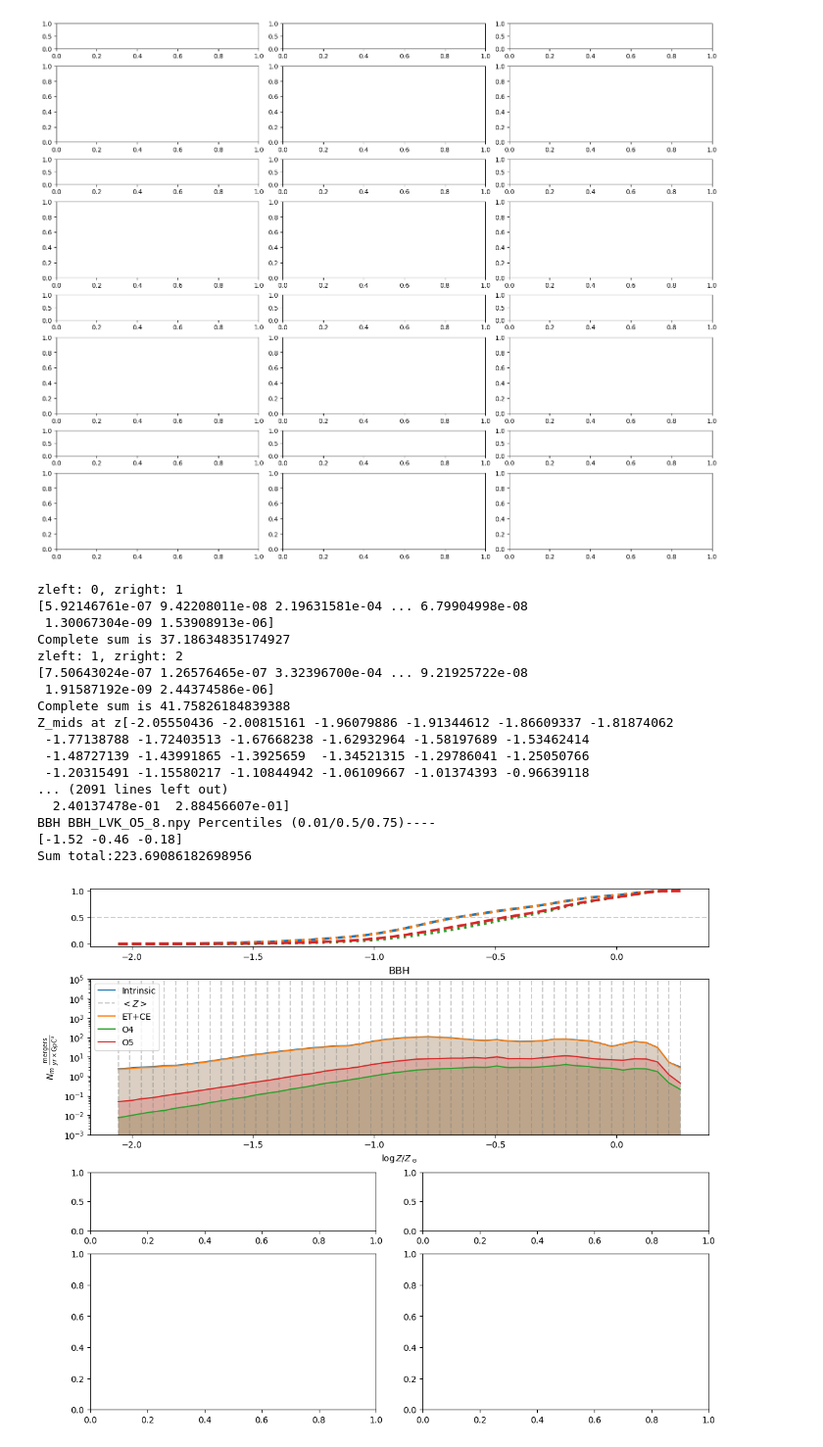
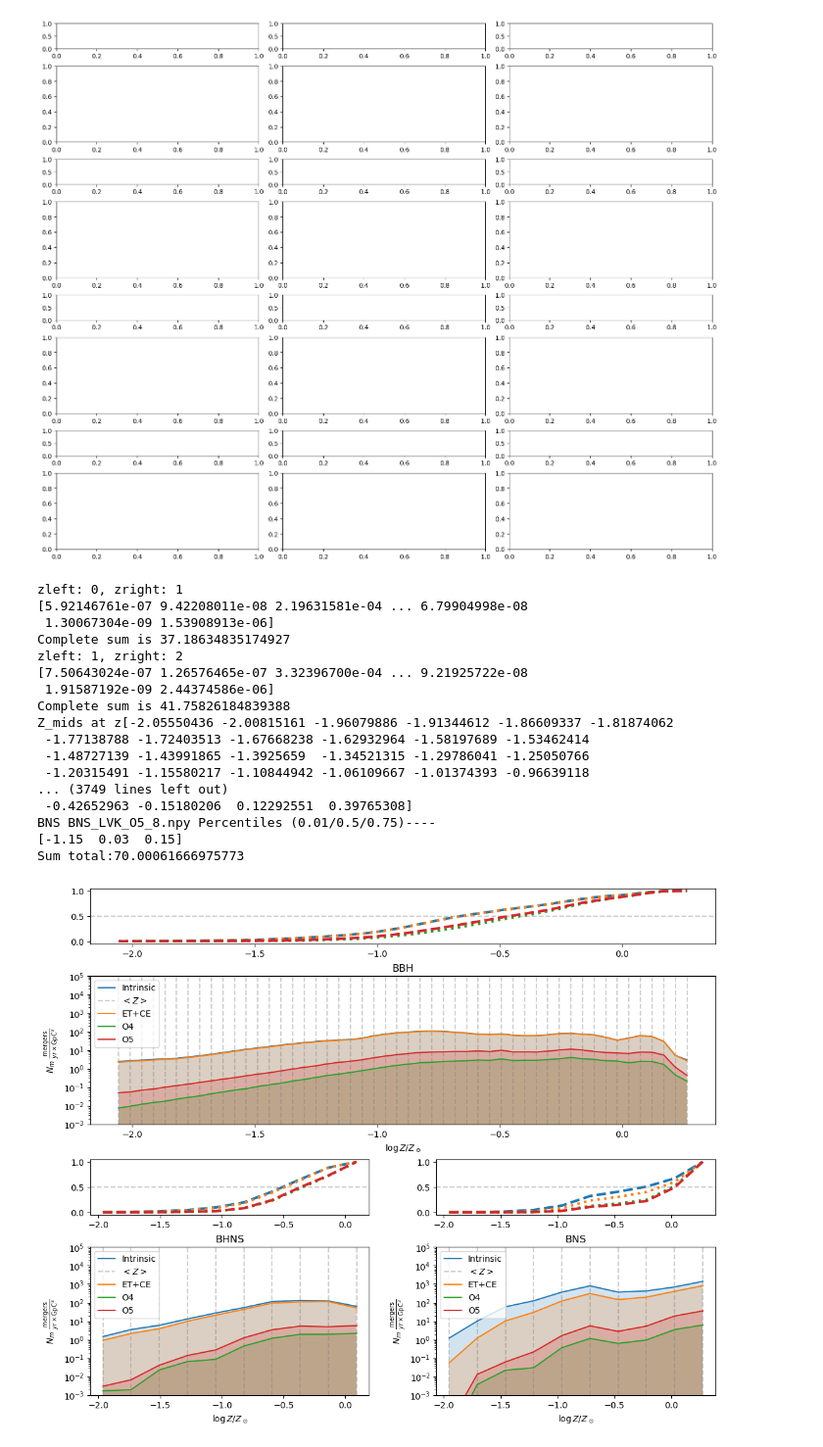
Before and after one commit to stlgolfer/metallicity_mergers, a Jupyter notebook: large_plot.ipynb, the cells around one changed output. Shown at 98% size. Saved outputs shown, nothing was run; the diff lists cells and outputs as text; code cells hidden in the pictures.

```diff
--- a/large_plot.ipynb
+++ b/large_plot.ipynb
@@ -269,7 +269,7 @@ def plot_subpopulation(pop_type, loc, num_bins):
             # dco_met_bins_midpoints, plot_line = get_metallicity_plot(intrinsic, sens, 0, 10, with_SNR=with_SNR)
             # so we can't just do one sum as this will likely overestimate. need to do reimannian sum. we are only as accurate as the original bins we used
             # so we should probably use them
-            rs_max_bins = intrinsic['redshifts']#[0, 2, 5, 8, 10] # different bins might cause an issue later
+            rs_max_bins = intrinsic['redshifts']
             zm_start, counts_start = get_metallicity_plot(
                 intrinsic,
                 sens,
@@ -295,25 +295,15 @@ def plot_subpopulation(pop_type, loc, num_bins):
                 linestyle=cdfstyle,
                 linewidth=3
             )
-            def search_monotonic(arr, val):
-                for a in range(len(arr)):
-                    if arr[a] >= val:
-                        # print(arr[a])
-                        return a
-                raise ValueError('Bad search request in this array')
-            # def interp_cdf(val):
 
             print(f'{pop_type} {sens} Percentiles (0.01/0.5/0.75)----')
             # want to get percentile, but will have to interpolate
-            # print(zm_start[search_monotonic(csum, 0.01)])
-            # print(zm_start[search_monotonic(csum, 0.5)])
-            # print(zm_start[search_monotonic(csum, 0.75)])
             print(np.interp([0.01, 0.5, 0.75], csum, zm_start).round(2))
 
             if sens is None:
                 large_ax[f'{loc}CDF'].axhline(0.5, linestyle='dashed', color='grey', alpha=0.4)
             print(f'Sum total:{np.sum(sum_total)}')
-            return np.sum(sum_total)/np.sum(intrinsic['all_weights']), zm_start
+            return np.sum(sum_total)/np.sum(intrinsic['all_weights']), zm_start, csum
 
         ax.set_yscale('log')
         ax.set_title(pop_type)
@@ -321,44 +311,44 @@ def plot_subpopulation(pop_type, loc, num_bins):
         ax.set_ylabel(r'$N_m~\frac{\text{mergers}}{yr\times\text{GpC}^3}$')
         ax.set_xlabel(r'$\log Z/Z_\odot$')
 
-        i_total, Z_mids = subpopulation_sens(None, 'Intrinsic', False)
+        i_total, Z_mids, _ = subpopulation_sens(None, 'Intrinsic', False)
 
         import shared
         importlib.reload(shared)
         shared.show_vlines(ax, Z_mids, r'$<Z>$')
 
         assert i_total > 0.99, f"Re-bin failure: {i_total}"
         print(f'Summed ratio vs intrinsic: {i_total}')
         etce_total, _ = subpopulation_sens(f'{pop_type}_CE_8.npy', 'ET+CE', True, cdfstyle='dotted')
         o4_total = subpopulation_sens(f'{pop_type}_LV_O4a_8.npy', 'O4', True, cdfstyle='dotted')
         o5_total = subpopulation_sens(f'{pop_type}_LVK_O5_8.npy', 'O5', True)
         ax.legend()
         # print(f'etce/intrinsic: {etce_total/i_total}')
         # print(f'Ratios: {etce_total/i_total}, {o5_total/i_total}')
         # ax.legend()
         # plot(intrinsic, large_ax[loc], f'{pop_type}_O5_8.npy', large_ax[f'{loc}CDF'], intrinsic=False, do_binning=False)
         # plot(intrinsic, large_ax[loc], f'{pop_type}_O4_8.npy', large_ax[f'{loc}CDF'], intrinsic=False, do_binning=False)
         # plot(intrinsic, large_ax[loc], f'{pop_type}_ET_CE_10.npy', large_ax[f'{loc}CDF'], intrinsic=False, do_binning=False)
 plot_subpopulation('BBH', 'Top', num_bins=50)
-# plot_subpopulation('BHNS', 'Left', num_bins=10)
-# plot_subpopulation('BNS', 'Right', num_bins=10)
+plot_subpopulation('BHNS', 'Left', num_bins=10)
+plot_subpopulation('BNS', 'Right', num_bins=10)
 large_fig.show()
 # %% [output]
 zleft: 0, zright: 1
 [5.92146761e-07 9.42208011e-08 2.19631581e-04 ... 6.79904998e-08
  1.30067304e-09 1.53908913e-06]
 Complete sum is 37.18634835174927
 zleft: 1, zright: 2
 [7.50643024e-07 1.26576465e-07 3.32396700e-04 ... 9.21925722e-08
  1.91587192e-09 2.44374586e-06]
 Complete sum is 41.75826184839388
 Z_mids at z[-2.05550436 -2.00815161 -1.96079886 -1.91344612 -1.86609337 -1.81874062
  -1.77138788 -1.72403513 -1.67668238 -1.62932964 -1.58197689 -1.53462414
  -1.48727139 -1.43991865 -1.3925659  -1.34521315 -1.29786041 -1.25050766
  -1.20315491 -1.15580217 -1.10844942 -1.06109667 -1.01374393 -0.96639118
-... (2091 lines left out)
-  2.40137478e-01  2.88456607e-01]
-BBH BBH_LVK_O5_8.npy Percentiles (0.01/0.5/0.75)----
-[-1.52 -0.46 -0.18]
-Sum total:223.69086182698956
+... (3749 lines left out)
+ -0.42652963 -0.15180206  0.12292551  0.39765308]
+BNS BNS_LVK_O5_8.npy Percentiles (0.01/0.5/0.75)----
+[-1.15  0.03  0.15]
+Sum total:70.00061666975773
-[figure, old version]
+[figure, new version]
```
Also changed, not shown: parts of 1 cell of this notebook.
